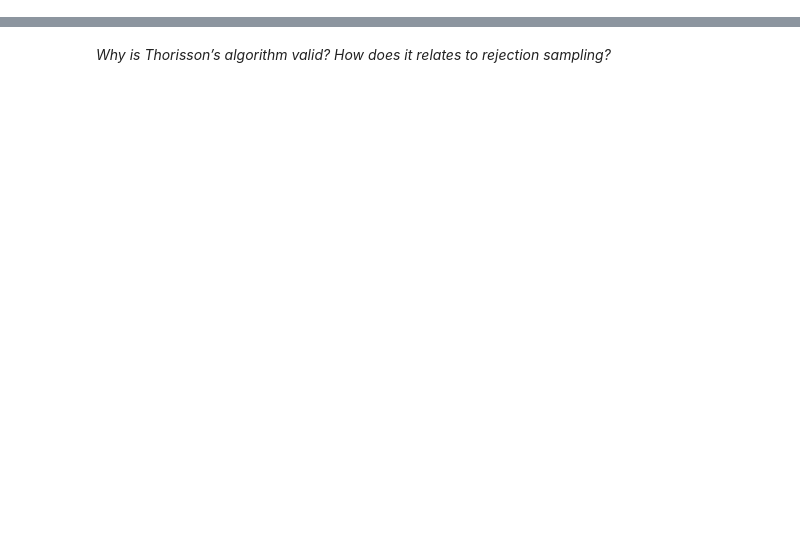
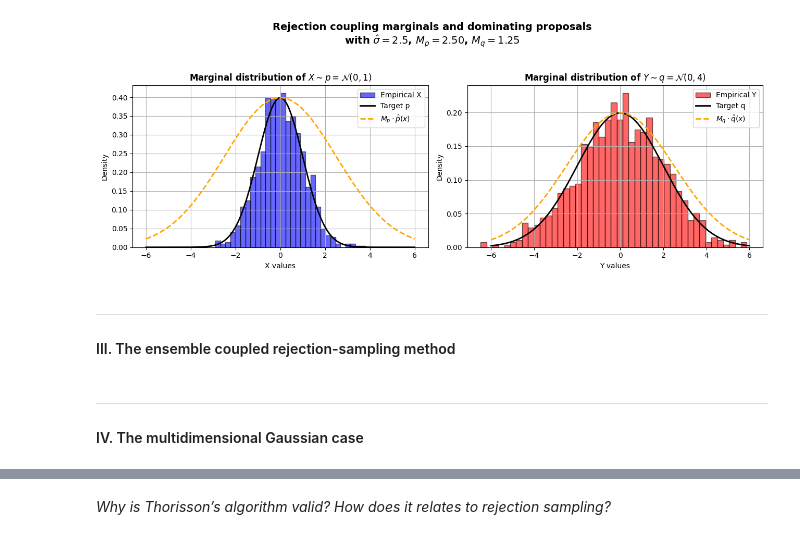
Before and after one commit to pieropls/MCProj-Coupling, a Jupyter notebook: Coupling.ElMamoune.NY.Pelosi.ipynb, the cells around one changed output, grey strips where cells are left out. Cells and saved outputs as stored; diff of their text form; code cells hidden in the pictures; blank space fills up the shorter version.

```diff
--- a/Coupling.ElMamoune.NY.Pelosi.ipynb
+++ b/Coupling.ElMamoune.NY.Pelosi.ipynb
@@ -20,0 +57,19 @@ import matplotlib.pyplot as plt
+# %%
+def rejection_coupling(p, q, hat_p, hat_q, sample_hat_gamma, sample_pq, M_p, M_q):
+    A_x, A_y = 0, 0                          # Acceptance flags
+
+    while A_x == 0 and A_y == 0:
+        X1, Y1 = sample_hat_gamma()          # Sample from diagonal coupling hat_Gamma
+        U = np.random.uniform(0, 1)
+
+        if U < p(X1) / (M_p * hat_p(X1)):
+            A_x = 1
+        if U < q(Y1) / (M_q * hat_q(Y1)):
+            A_y = 1
+
+    X2, Y2 = sample_pq()                     # Sample from independent p ⊗ q
+
+    X = A_x * X1 + (1 - A_x) * X2
+    Y = A_y * Y1 + (1 - A_y) * Y2
+
+    return X, Y
@@ -21,2 +100,45 @@ import matplotlib.pyplot as plt
+# %%
+# Plot
+fig, (ax1, ax2) = plt.subplots(1, 2, figsize=(13, 5))
+x_grid = np.linspace(-6, 6, 300)
+
+# Scaled proposal curves
+hat_p_scaled = lambda x: M_p * norm.pdf(x, mu_p, hat_sigma)
+hat_q_scaled = lambda x: M_q * norm.pdf(x, mu_q, hat_sigma)
+
+ax1.hist(X_values, bins=30, alpha=0.6, color='blue', edgecolor='black', density=True, label="Empirical X")
+ax1.plot(x_grid, norm.pdf(x_grid, mu_p, sigma_p), color='black', linewidth=2, label="Target p")
+ax1.plot(x_grid, hat_p_scaled(x_grid), color='orange', linestyle='--', linewidth=2, label=r"$M_p \cdot \hat{p}(x)$")
+ax1.set_title(r"Marginal distribution of $X \sim p = \mathcal{N}(0, 1)$", fontweight='bold')
+ax1.set_xlabel("X values")
+ax1.set_ylabel("Density")
+ax1.legend()
+ax1.grid(True)
+
+ax2.hist(Y_values, bins=45, alpha=0.6, color='red', edgecolor='black', density=True, label="Empirical Y")
+ax2.plot(x_grid, norm.pdf(x_grid, mu_q, sigma_q), color='black', linewidth=2, label="Target q")
+ax2.plot(x_grid, hat_q_scaled(x_grid), color='orange', linestyle='--', linewidth=2, label=r"$M_q \cdot \hat{q}(x)$")
+ax2.set_title(r"Marginal distribution of $Y \sim q = \mathcal{N}(0, 4)$", fontweight='bold')
+ax2.set_xlabel("Y values")
+ax2.set_ylabel("Density")
+ax2.legend()
+ax2.grid(True)
+
+plt.suptitle(
+    rf"Rejection coupling marginals and dominating proposals" "\n"
+    rf"with $\hat{{\sigma}} = {hat_sigma}$, $M_p = {M_p:.2f}$, $M_q = {M_q:.2f}$",
+    fontsize=14,
+    fontweight='bold'
+)
+plt.tight_layout(rect=[0, 0, 1, 0.95])
+plt.show()
+# %% [output]
+[figure, added]
+# %% [markdown]
+---
+#### III. The ensemble coupled rejection-sampling method
+# %% [markdown]
+---
+#### IV. The multidimensional Gaussian case
 # %% [markdown]
 ---
```
Also changed, not shown: parts of 9 cells of this notebook.
